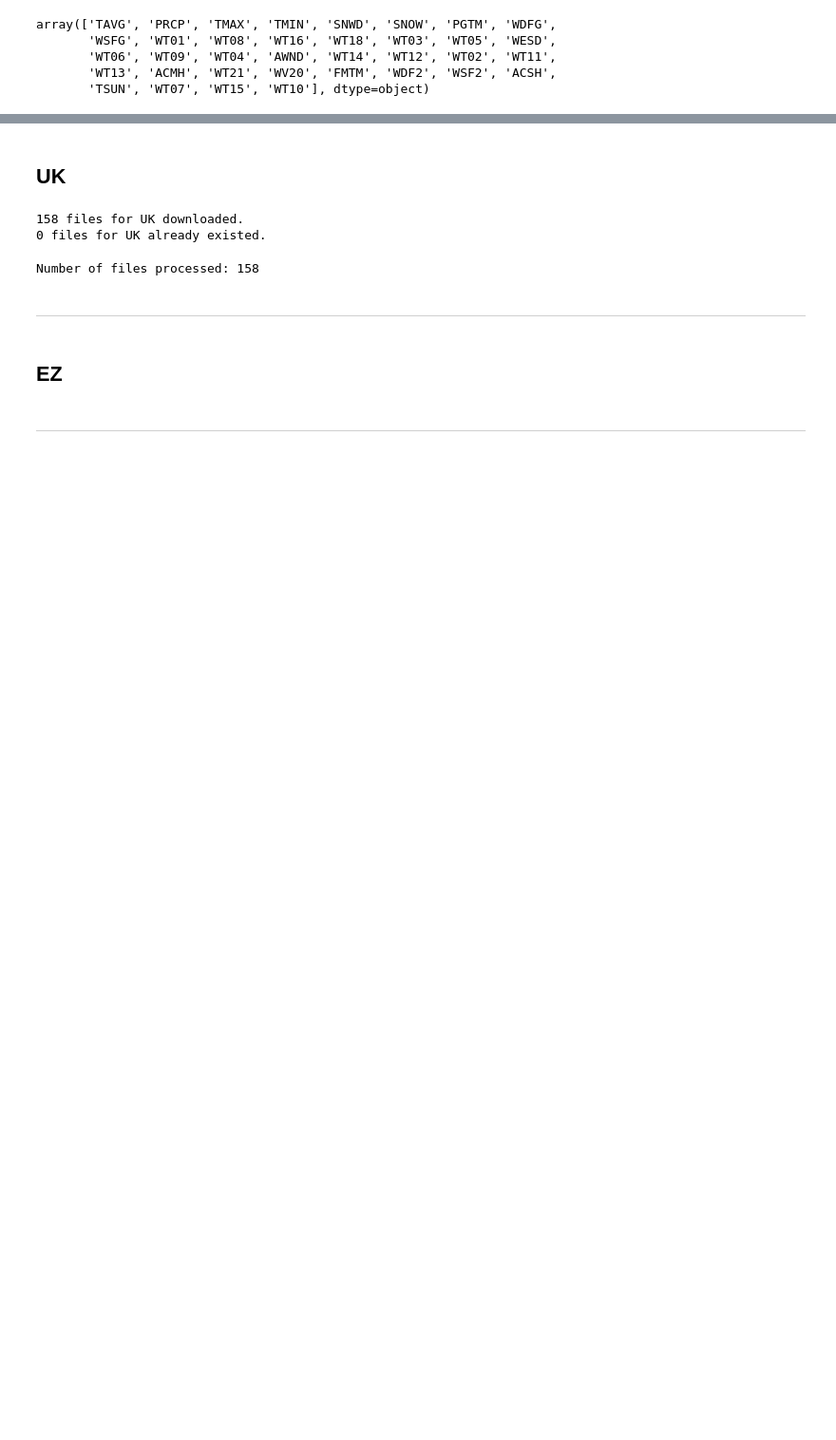
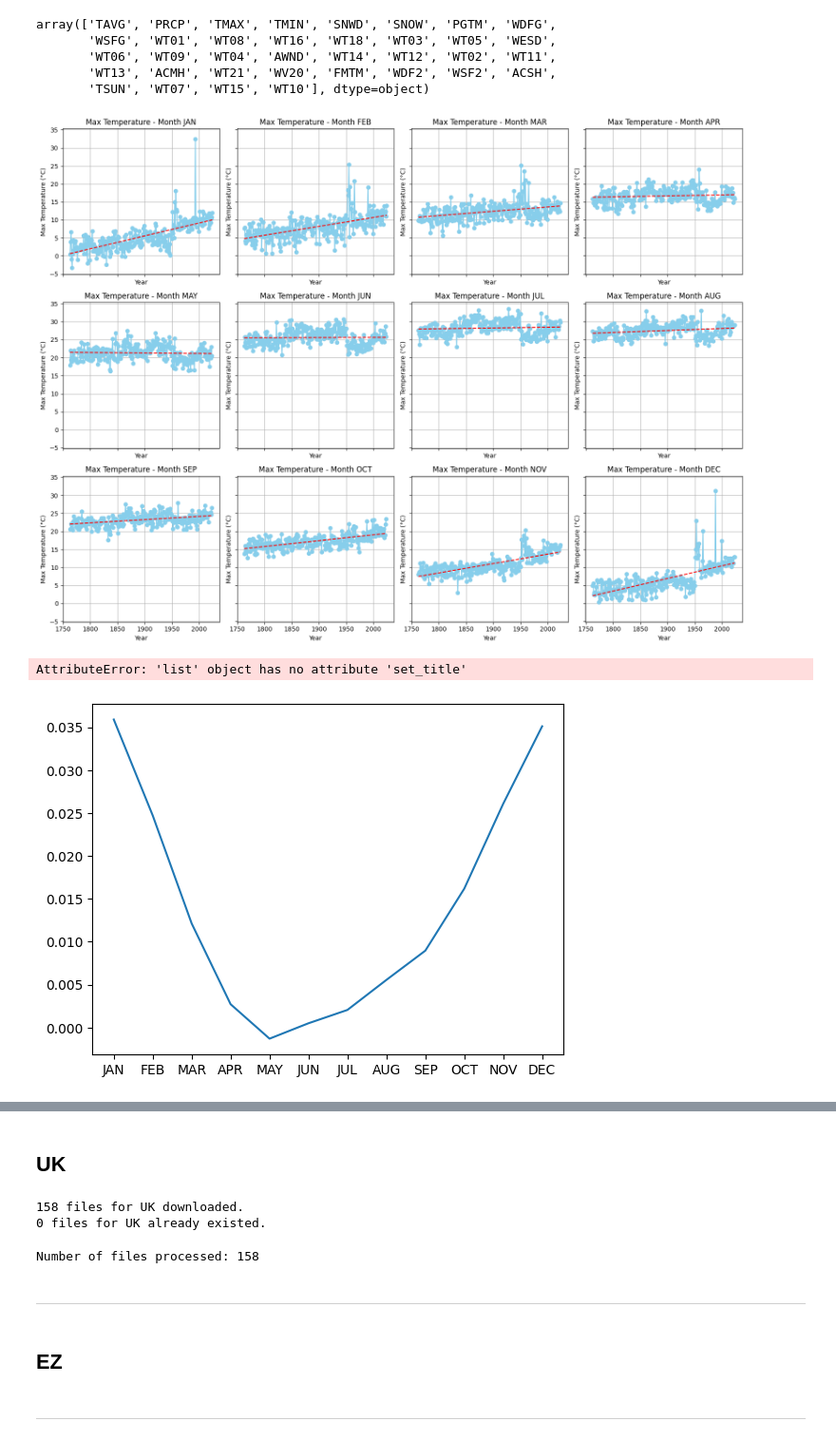
Before and after one commit to LeliaE/climateScience, a Jupyter notebook: Weather_Report.ipynb, the cells around one changed output, grey strips where cells are left out. Shown at 95% size. Drawn from its saved outputs; the diff is of its cells as text; code cells hidden in the pictures; blank space fills up the shorter version.

Commit message:
Add regression plot

```diff
--- a/Weather_Report.ipynb
+++ b/Weather_Report.ipynb
@@ -449,6 +433,8 @@ def plot_temperature_over_months(df):
     months = temperature_data['MONTH'].unique()
     months_names = ['JAN', 'FEB', 'MAR', 'APR', 'MAY', 'JUN', 'JUL', 'AUG', 'SEP', 'OCT', 'NOV', 'DEC']
 
+    regression = {}
+
     # Convert temperature data to Celsius (data is recorded in tenths of Celsius)
     temperature_data['Temperature'] = temperature_data['DATA VALUE'] / 10
 
@@ -471,11 +457,19 @@ def plot_temperature_over_months(df):
         axes[i].set_ylabel('Max Temperature (°C)')
         axes[i].grid(True)
         axes[i].plot(x, m*x + b, color='red', linestyle='--', label='Regression Line')
+        regression[months_names[i]] = m
 
     for j in range(i+1, len(axes)):
         axes[j].axis('off')
 
     plt.tight_layout()
+    plt.show()
+
+    # Plot Regression values
+    lists = regression.items() # sorted by key, return a list of tuples
+    x, y = zip(*lists) # unpack a list of pairs into two tuples
+    plt.plot(x, y)
+    plt.title('Average monthly change in temperature over the months')
     plt.show()
 
 def plot_average_precipitation_across_years(df, ax):
@@ -593,6 +587,12 @@ array(['TAVG', 'PRCP', 'TMAX', 'TMIN', 'SNWD', 'SNOW', 'PGTM', 'WDFG',
        'WT06', 'WT09', 'WT04', 'AWND', 'WT14', 'WT12', 'WT02', 'WT11',
        'WT13', 'ACMH', 'WT21', 'WV20', 'FMTM', 'WDF2', 'WSF2', 'ACSH',
        'TSUN', 'WT07', 'WT15', 'WT10'], dtype=object)
+# %%
+plot_temperature_over_months(italy_df)
+# %% [output]
+[figure, added]
+AttributeError: 'list' object has no attribute 'set_title'
+[figure, added]
 # %%
 plot_weather(italy_df)
 # %% [output]
```
Also changed, not shown: parts of 2 cells of this notebook, 1 other file.
